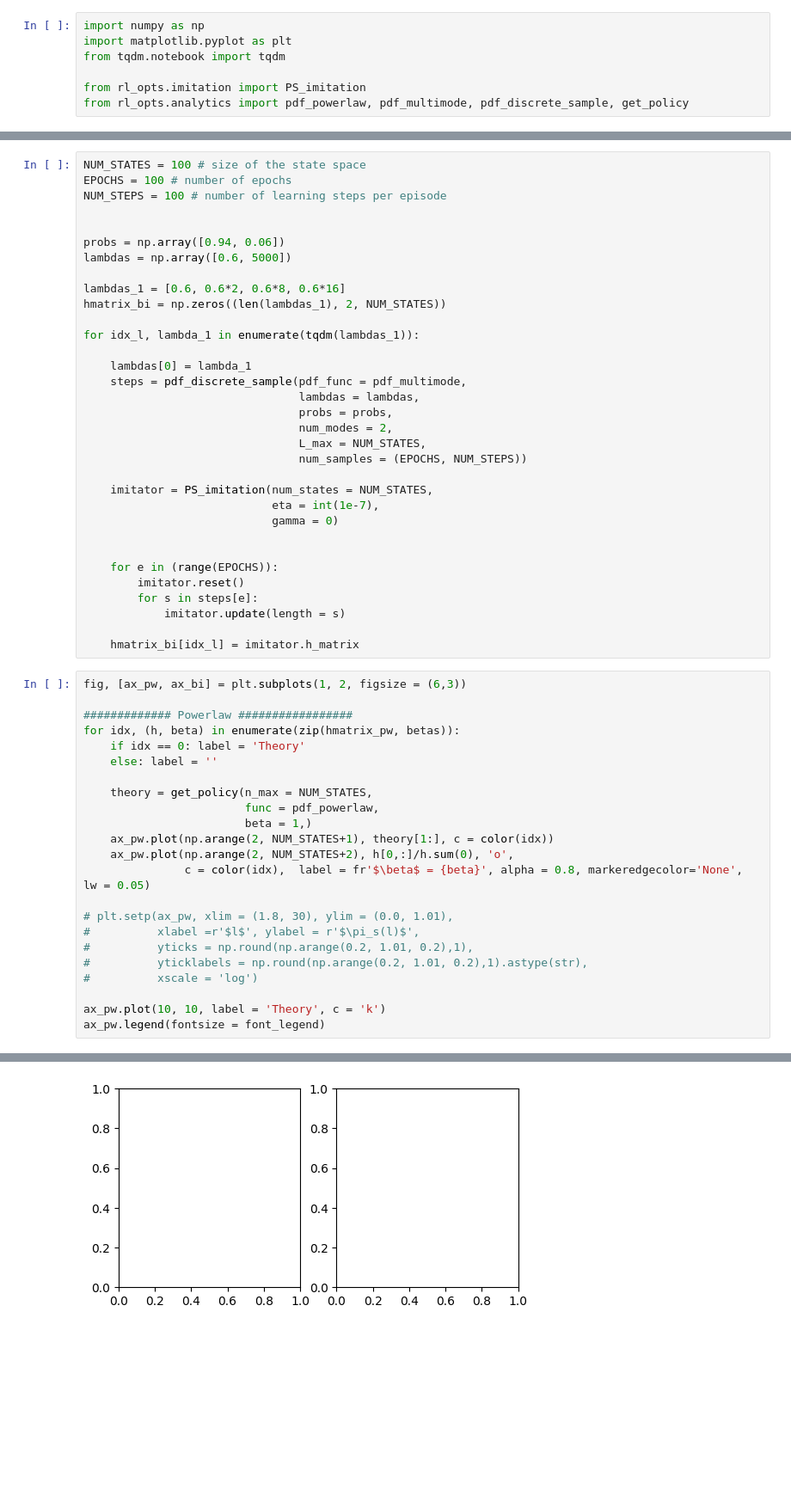
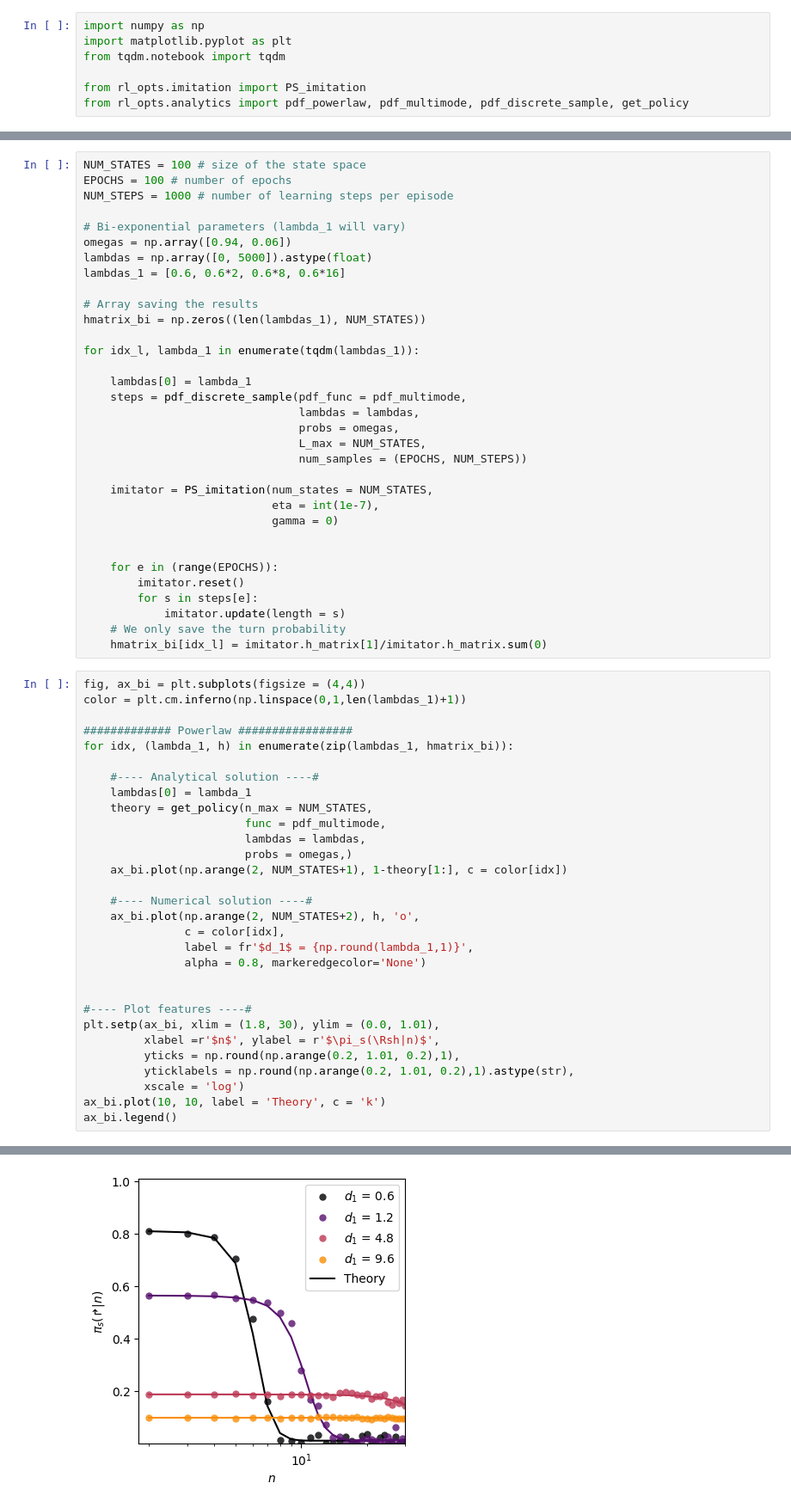
Before and after one commit to gorkamunoz/rl_opts, a Jupyter notebook: nbs/tutorials/tutorial_imitation.ipynb, the cells around one changed output, grey strips where cells are left out. Shown at 86% size. Drawn from its saved outputs; the diff is of its cells as text; blank space fills up the shorter version.

```diff
--- a/nbs/tutorials/tutorial_imitation.ipynb
+++ b/nbs/tutorials/tutorial_imitation.ipynb
@@ -67,22 +81,22 @@ BiExp
 # %%
 NUM_STATES = 100 # size of the state space
 EPOCHS = 100 # number of epochs
-NUM_STEPS = 100 # number of learning steps per episode
+NUM_STEPS = 1000 # number of learning steps per episode
 
+# Bi-exponential parameters (lambda_1 will vary)
+omegas = np.array([0.94, 0.06])
+lambdas = np.array([0, 5000]).astype(float)
+lambdas_1 = [0.6, 0.6*2, 0.6*8, 0.6*16]
 
-probs = np.array([0.94, 0.06])
-lambdas = np.array([0.6, 5000])
-
-lambdas_1 = [0.6, 0.6*2, 0.6*8, 0.6*16]
-hmatrix_bi = np.zeros((len(lambdas_1), 2, NUM_STATES))
+# Array saving the results
+hmatrix_bi = np.zeros((len(lambdas_1), NUM_STATES))
 
 for idx_l, lambda_1 in enumerate(tqdm(lambdas_1)):
 
     lambdas[0] = lambda_1
     steps = pdf_discrete_sample(pdf_func = pdf_multimode,
                                 lambdas = lambdas,
-                                probs = probs,
-                                num_modes = 2,
+                                probs = omegas,
                                 L_max = NUM_STATES,
                                 num_samples = (EPOCHS, NUM_STEPS))
 
@@ -95,29 +109,36 @@ for idx_l, lambda_1 in enumerate(tqdm(lambdas_1)):
         imitator.reset()
         for s in steps[e]:
             imitator.update(length = s)
-
-    hmatrix_bi[idx_l] = imitator.h_matrix
+    # We only save the turn probability
+    hmatrix_bi[idx_l] = imitator.h_matrix[1]/imitator.h_matrix.sum(0)
 # %%
-fig, [ax_pw, ax_bi] = plt.subplots(1, 2, figsize = (6,3))
+fig, ax_bi = plt.subplots(figsize = (4,4))
+color = plt.cm.inferno(np.linspace(0,1,len(lambdas_1)+1))
 
 ############# Powerlaw #################
-for idx, (h, beta) in enumerate(zip(hmatrix_pw, betas)):
-    if idx == 0: label = 'Theory'
-    else: label = ''
+for idx, (lambda_1, h) in enumerate(zip(lambdas_1, hmatrix_bi)):
 
+    #---- Analytical solution ----#
+    lambdas[0] = lambda_1
     theory = get_policy(n_max = NUM_STATES,
-                        func = pdf_powerlaw,
-                        beta = 1,)
-    ax_pw.plot(np.arange(2, NUM_STATES+1), theory[1:], c = color(idx))
-    ax_pw.plot(np.arange(2, NUM_STATES+2), h[0,:]/h.sum(0), 'o',
-               c = color(idx),  label = fr'$\beta$ = {beta}', alpha = 0.8, markeredgecolor='None', lw = 0.05)
+                        func = pdf_multimode,
+                        lambdas = lambdas,
+                        probs = omegas,)
+    ax_bi.plot(np.arange(2, NUM_STATES+1), 1-theory[1:], c = color[idx])
 
-# plt.setp(ax_pw, xlim = (1.8, 30), ylim = (0.0, 1.01),
-#          xlabel =r'$l$', ylabel = r'$\pi_s(l)$',
-#          yticks = np.round(np.arange(0.2, 1.01, 0.2),1),
-#          yticklabels = np.round(np.arange(0.2, 1.01, 0.2),1).astype(str),
-#          xscale = 'log')
+    #---- Numerical solution ----#
+    ax_bi.plot(np.arange(2, NUM_STATES+2), h, 'o',
+               c = color[idx],
+               label = fr'$d_1$ = {np.round(lambda_1,1)}',
+               alpha = 0.8, markeredgecolor='None')
 
-ax_pw.plot(10, 10, label = 'Theory', c = 'k')
-ax_pw.legend(fontsize = font_legend)
+
+#---- Plot features ----#
+plt.setp(ax_bi, xlim = (1.8, 30), ylim = (0.0, 1.01),
+         xlabel =r'$n$', ylabel = r'$\pi_s(\Rsh|n)$',
+         yticks = np.round(np.arange(0.2, 1.01, 0.2),1),
+         yticklabels = np.round(np.arange(0.2, 1.01, 0.2),1).astype(str),
+         xscale = 'log')
+ax_bi.plot(10, 10, label = 'Theory', c = 'k')
+ax_bi.legend()
 # %% [output]
@@ -125 +146 @@ NameError: name 'color' is not defined
-[figure, old version]
+[figure, new version]
```
Also changed, not shown: parts of 14 cells of this notebook, 20 other files.
